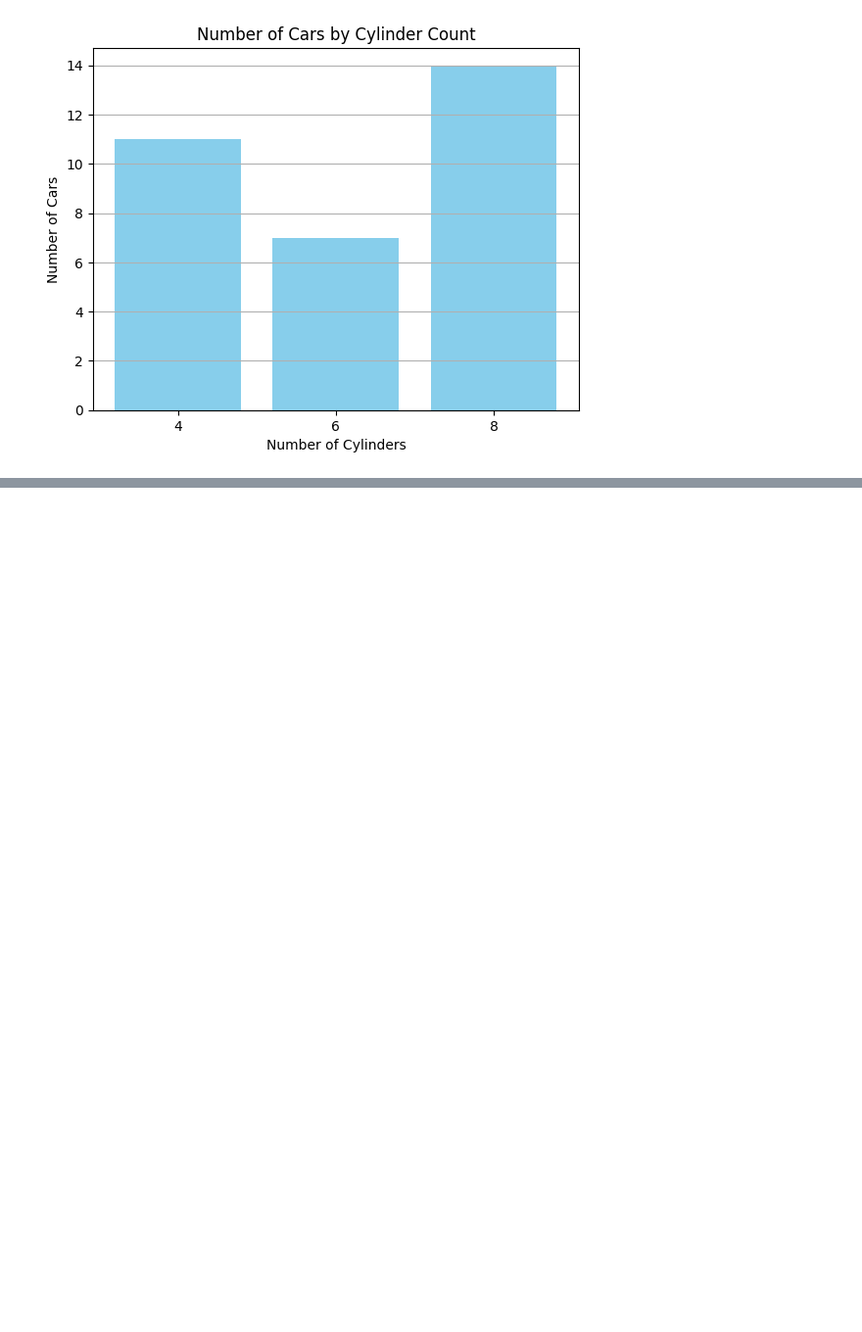
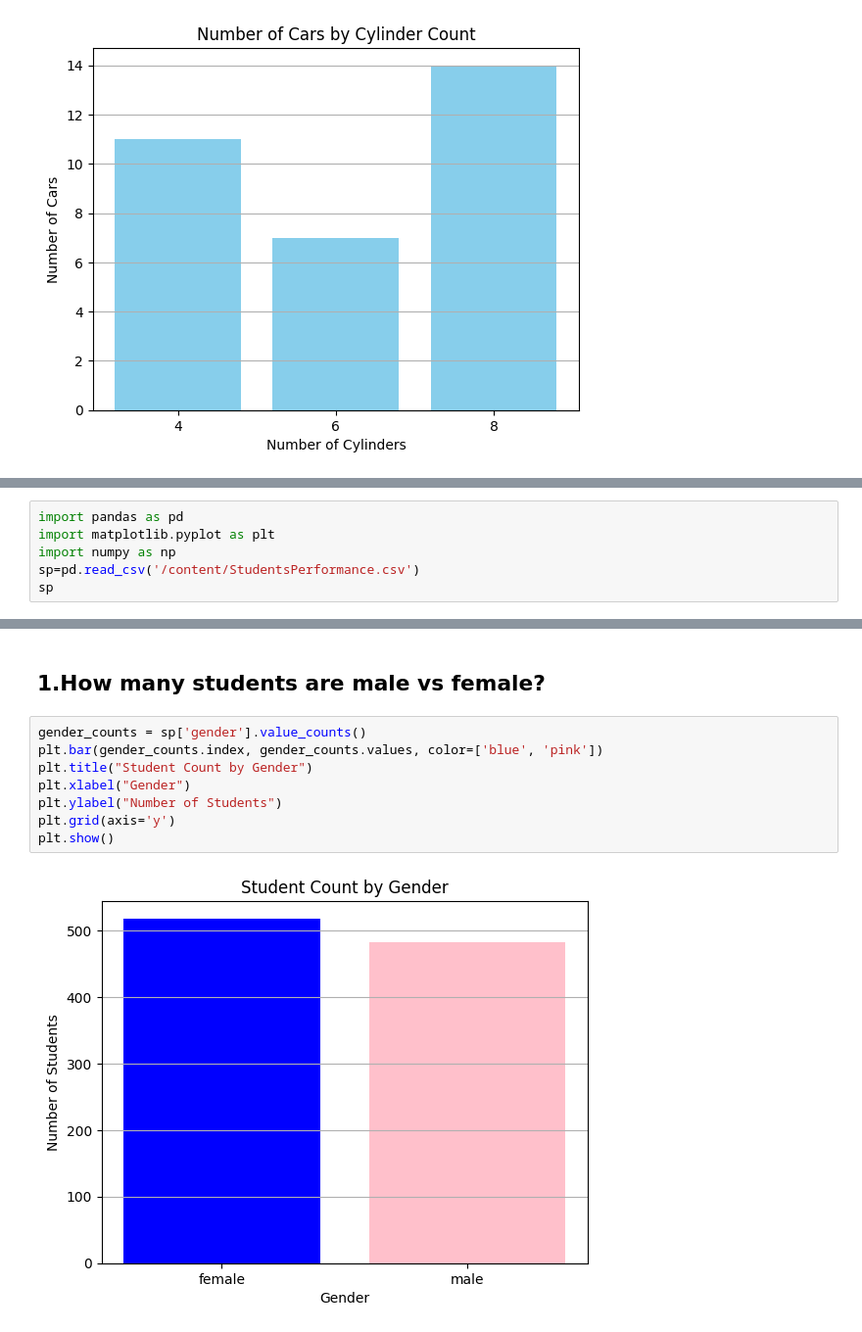
Before and after one commit to chinmayhandi/chinmay, a Jupyter notebook: AIML_Lab_Exercise.ipynb, the cells around one changed output, grey strips where cells are left out. Shown at 98% size. Saved outputs shown, nothing was run; the diff lists cells and outputs as text; blank space fills up the shorter version.

```diff
--- a/AIML_Lab_Exercise.ipynb
+++ b/AIML_Lab_Exercise.ipynb
@@ -2044,0 +2047,6 @@ plt.show()
+# %%
+import pandas as pd
+import matplotlib.pyplot as plt
+import numpy as np
+sp=pd.read_csv('/content/StudentsPerformance.csv')
+sp
@@ -2044,0 +2067,12 @@ plt.show()
+# %% [markdown]
+## **1.How many students are male vs female?**
+# %%
+gender_counts = sp['gender'].value_counts()
+plt.bar(gender_counts.index, gender_counts.values, color=['blue', 'pink'])
+plt.title("Student Count by Gender")
+plt.xlabel("Gender")
+plt.ylabel("Number of Students")
+plt.grid(axis='y')
+plt.show()
+# %% [output]
+[figure, added]
```
Also changed, not shown: parts of 11 cells of this notebook.
